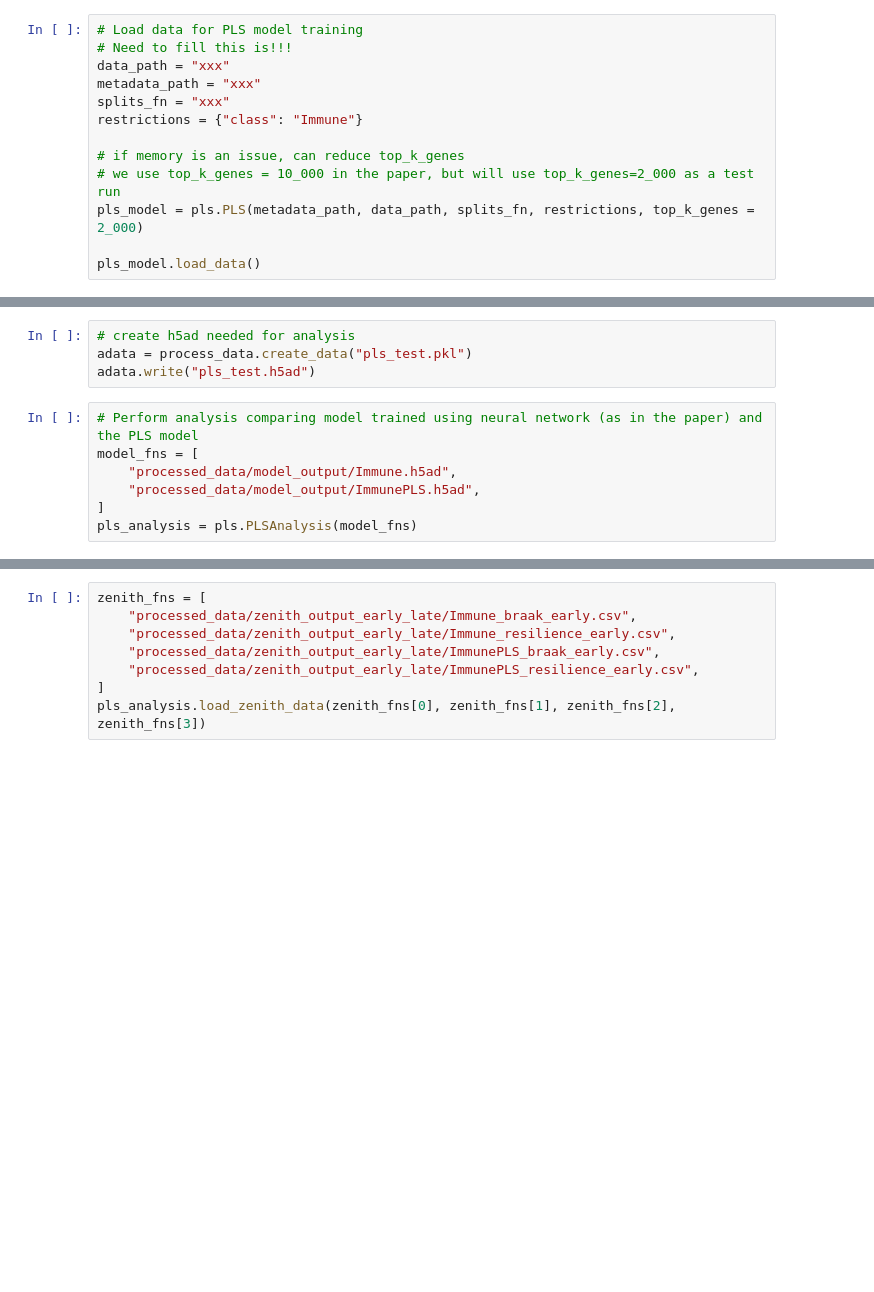
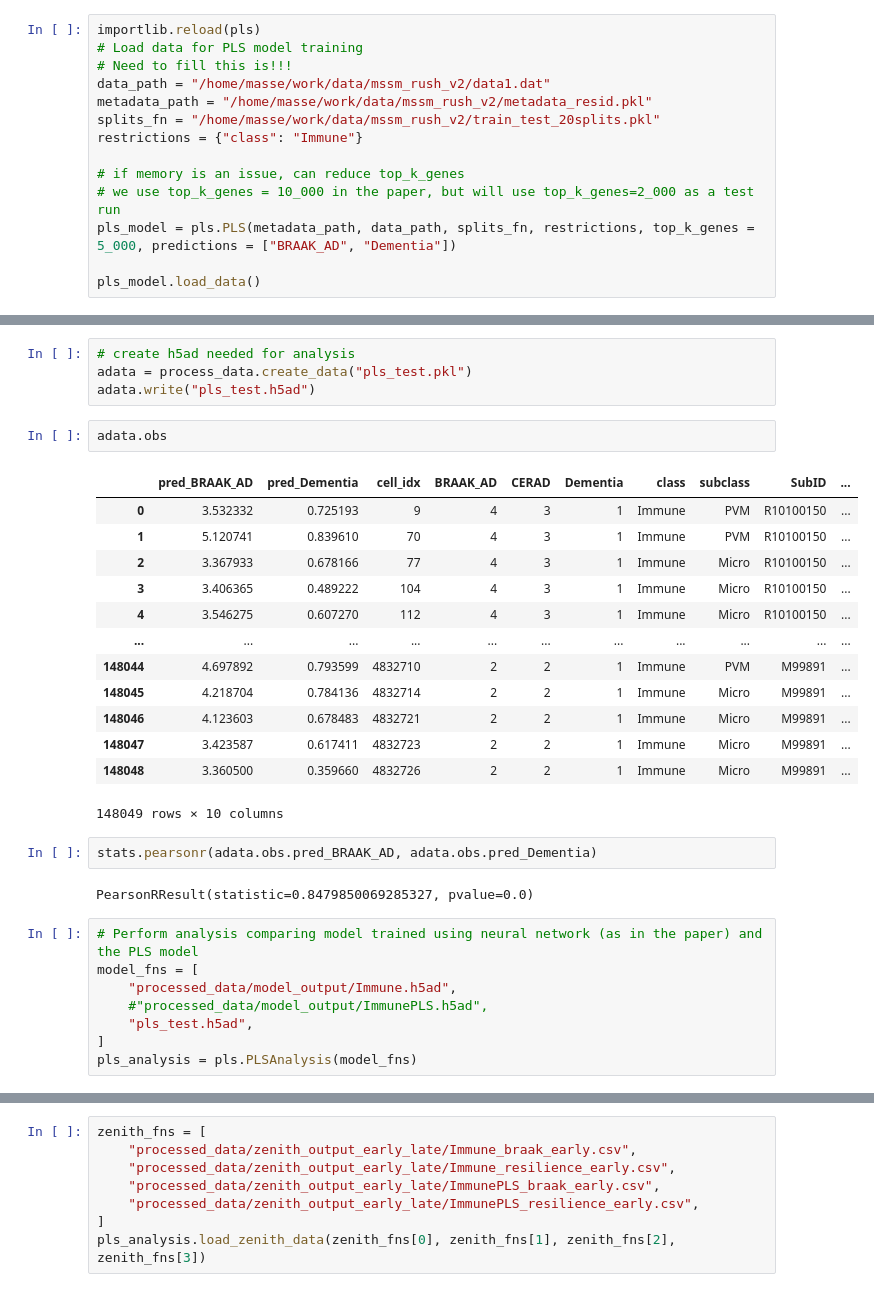
Before and after one commit to DiseaseNeuroGenomics/PsychADxD, a Jupyter notebook: 7_trajectory/generate_figures.ipynb, the cells around one changed output, grey strips where cells are left out. Saved outputs shown, nothing was run; the diff lists cells and outputs as text; blank space fills up the shorter version.

```diff
--- a/7_trajectory/generate_figures.ipynb
+++ b/7_trajectory/generate_figures.ipynb
@@ -459,16 +459,17 @@ rv.plot_figures(path_info, max_val = 6)
 # %% [markdown]
 ## Comparing neural network predictions to PLS regression (Supplementary Figure 15)
 # %%
+importlib.reload(pls)
 # Load data for PLS model training
 # Need to fill this is!!!
-data_path = "xxx"
-metadata_path = "xxx"
-splits_fn = "xxx"
+data_path = "/home/masse/work/data/mssm_rush_v2/data1.dat"
+metadata_path = "/home/masse/work/data/mssm_rush_v2/metadata_resid.pkl"
+splits_fn = "/home/masse/work/data/mssm_rush_v2/train_test_20splits.pkl"
 restrictions = {"class": "Immune"}
 
 # if memory is an issue, can reduce top_k_genes
 # we use top_k_genes = 10_000 in the paper, but will use top_k_genes=2_000 as a test run
-pls_model = pls.PLS(metadata_path, data_path, splits_fn, restrictions, top_k_genes = 2_000)
+pls_model = pls.PLS(metadata_path, data_path, splits_fn, restrictions, top_k_genes = 5_000, predictions = ["BRAAK_AD", "Dementia"])
 
 pls_model.load_data()
 # %% [output]
@@ -511,11 +509,32 @@ process_data = pls.ProcessData(metadata_path, data_path)
 # create h5ad needed for analysis
 adata = process_data.create_data("pls_test.pkl")
 adata.write("pls_test.h5ad")
+# %%
+adata.obs
+# %% [output]
+|  | pred_BRAAK_AD | pred_Dementia | cell_idx | BRAAK_AD | CERAD | Dementia | class | subclass | SubID | ... |
+| 0 | 3.532332 | 0.725193 | 9 | 4 | 3 | 1 | Immune | PVM | R10100150 | ... |
+| 1 | 5.120741 | 0.839610 | 70 | 4 | 3 | 1 | Immune | PVM | R10100150 | ... |
+| 2 | 3.367933 | 0.678166 | 77 | 4 | 3 | 1 | Immune | Micro | R10100150 | ... |
+| 3 | 3.406365 | 0.489222 | 104 | 4 | 3 | 1 | Immune | Micro | R10100150 | ... |
+| 4 | 3.546275 | 0.607270 | 112 | 4 | 3 | 1 | Immune | Micro | R10100150 | ... |
+| ... | ... | ... | ... | ... | ... | ... | ... | ... | ... | ... |
+| 148044 | 4.697892 | 0.793599 | 4832710 | 2 | 2 | 1 | Immune | PVM | M99891 | ... |
+| 148045 | 4.218704 | 0.784136 | 4832714 | 2 | 2 | 1 | Immune | Micro | M99891 | ... |
+| 148046 | 4.123603 | 0.678483 | 4832721 | 2 | 2 | 1 | Immune | Micro | M99891 | ... |
+| 148047 | 3.423587 | 0.617411 | 4832723 | 2 | 2 | 1 | Immune | Micro | M99891 | ... |
+| 148048 | 3.360500 | 0.359660 | 4832726 | 2 | 2 | 1 | Immune | Micro | M99891 | ... |
+148049 rows × 10 columns
+# %%
+stats.pearsonr(adata.obs.pred_BRAAK_AD, adata.obs.pred_Dementia)
+# %% [output]
+PearsonRResult(statistic=0.8479850069285327, pvalue=0.0)
 # %%
 # Perform analysis comparing model trained using neural network (as in the paper) and the PLS model
 model_fns = [
     "processed_data/model_output/Immune.h5ad",
-    "processed_data/model_output/ImmunePLS.h5ad",
+    #"processed_data/model_output/ImmunePLS.h5ad",
+    "pls_test.h5ad",
 ]
 pls_analysis = pls.PLSAnalysis(model_fns)
 # %%
```
Also changed, not shown: parts of 5 cells of this notebook.
